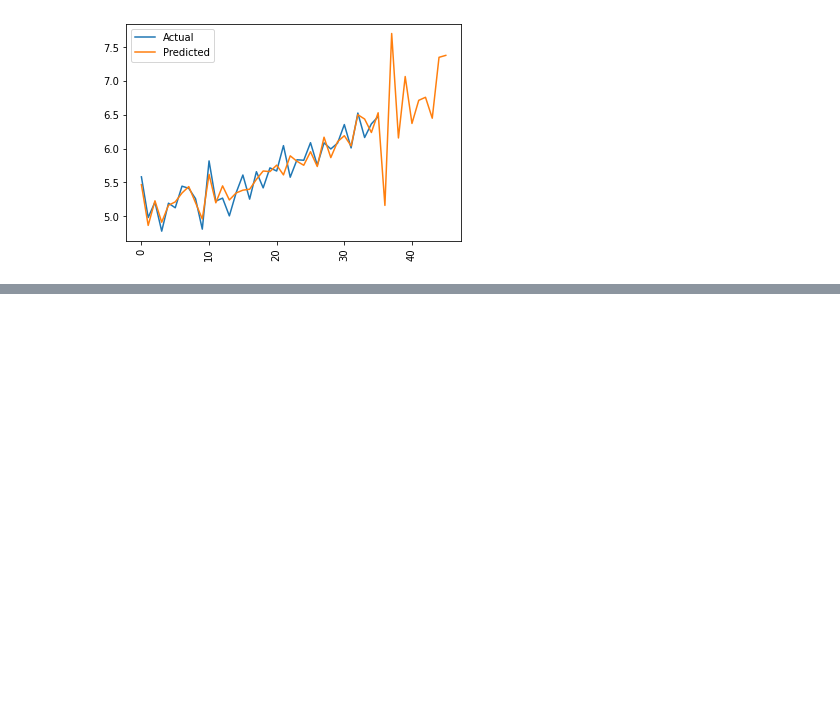
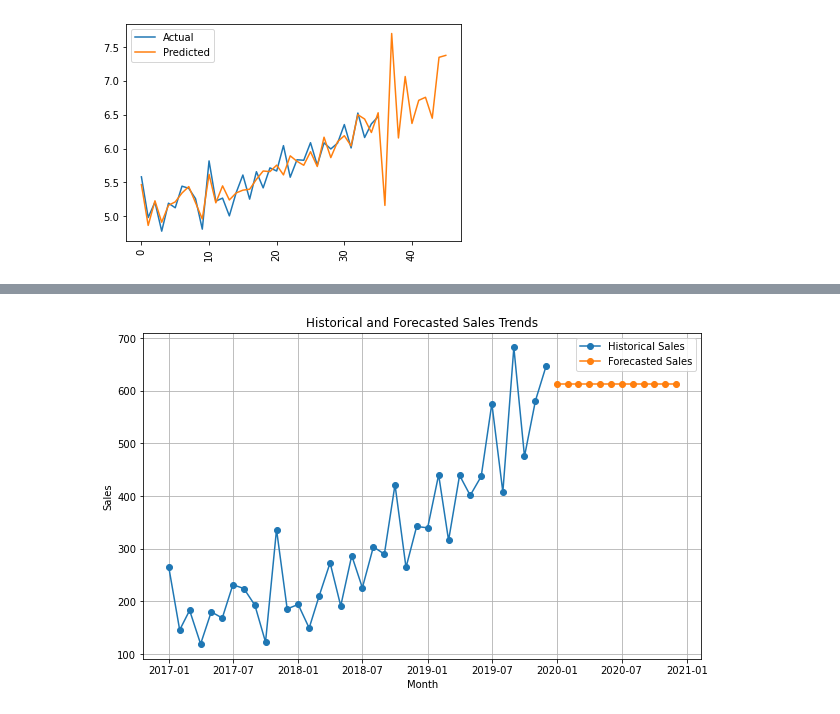
Before and after one commit to Zeeshan-99/sales_forecasting, a Jupyter notebook: Rough_timeSeries_Forecasting.ipynb, the cells around one changed output, grey strips where cells are left out. Saved outputs shown, nothing was run; the diff lists cells and outputs as text; code cells hidden in the pictures; blank space fills up the shorter version.

Commit message:
Random forest ML used to predict

```diff
--- a/Rough_timeSeries_Forecasting.ipynb
+++ b/Rough_timeSeries_Forecasting.ipynb
@@ -100,0 +138,3 @@ plt.show()
+# %%
+model = RandomForestRegressor() #instantiate Prophet
+model.fit(df[['Month']],df['Sales'])
@@ -100,0 +143,11 @@ plt.show()
+# %%
+# pd.DataFrame({'Month': pd.date_range(start=df.index[-1]+pd.DateOffset(months=1), periods=5, freq='M')})
+future_data=pd.DataFrame({"Month":pd.date_range(start=df['Month'].max() + pd.DateOffset(months=1), periods=12, freq='MS')})
+# %%
+forecast_data = model.predict(future_data[['Month']])
+future_data['forecasted']=forecast_data
+# %%
+# Concatenate the initial DataFrame and the forecast DataFrame
+# merged_df = df.merge(future_data, on='Month', how='outer')
+df_final=pd.concat([df, future_data], ignore_index=True)
+df_final
@@ -100,0 +172,13 @@ plt.show()
+# %%
+# Plot the historical sales and forecasted trends
+plt.figure(figsize=(10, 6))
+plt.plot(df_final['Month'], df_final['Sales'], label='Historical Sales', marker='o')
+plt.plot(df_final['Month'], df_final['forecasted'], label='Forecasted Sales', marker='o')
+plt.title('Historical and Forecasted Sales Trends')
+plt.xlabel('Month')
+plt.ylabel('Sales')
+plt.legend()
+plt.grid(True)
+plt.show()
+# %% [output]
+[figure, added]
```
Also changed, not shown: parts of 9 cells of this notebook, 10 other files.
